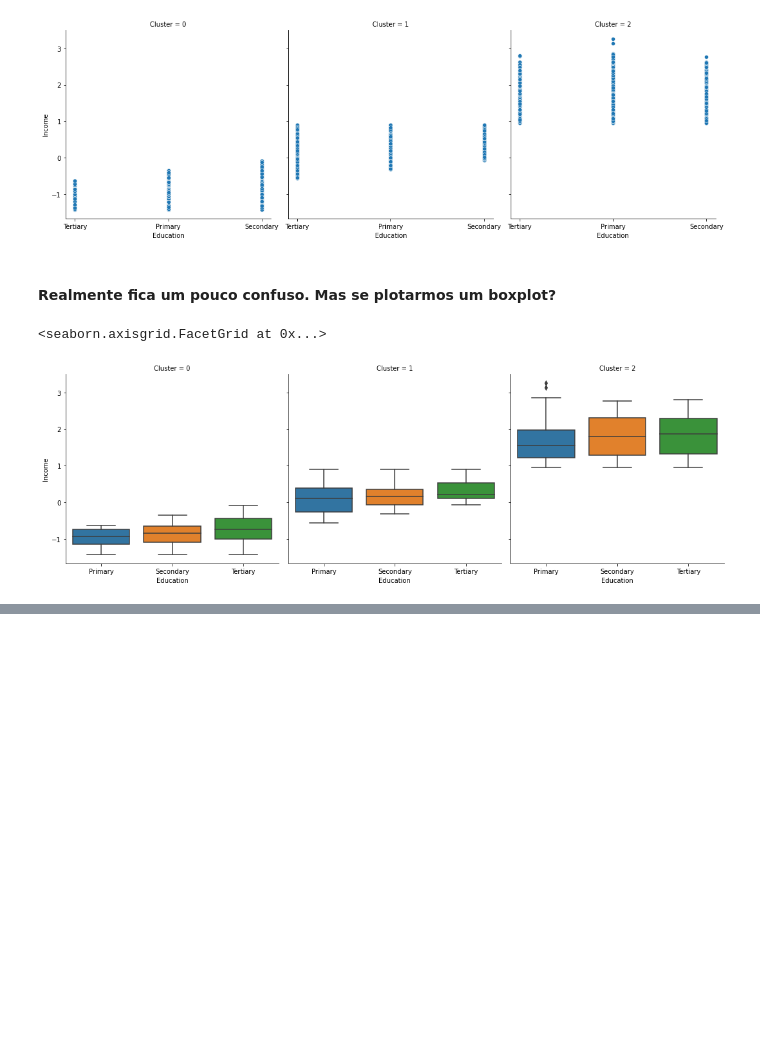
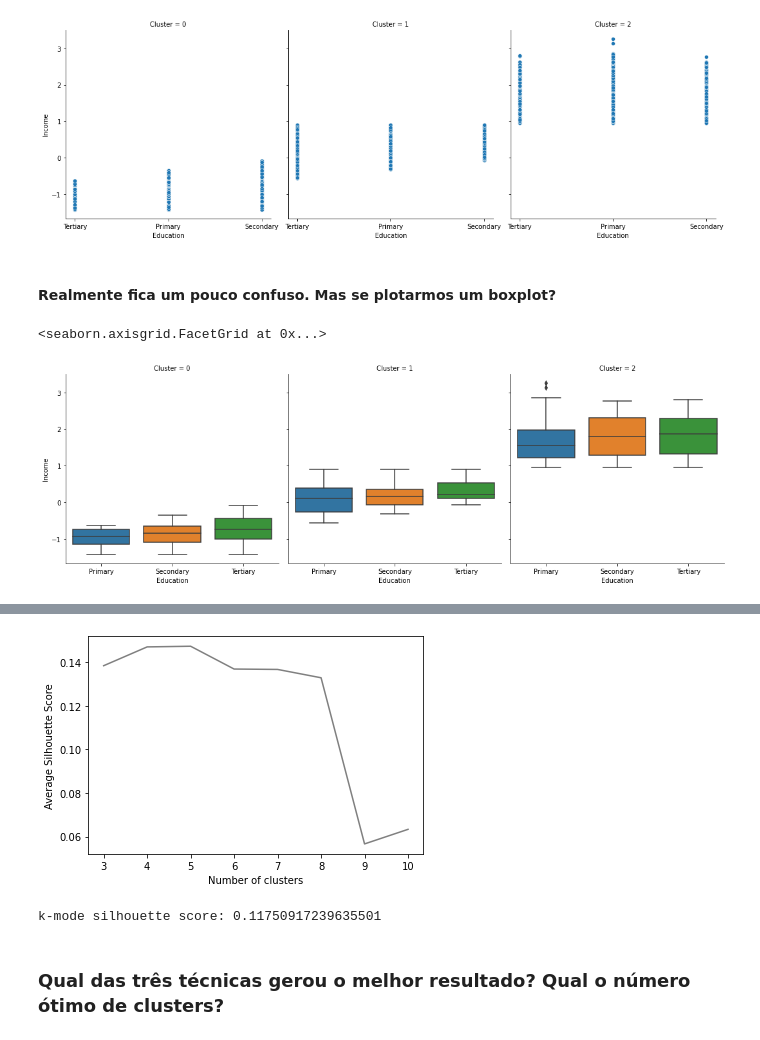
Before and after one commit to alexlopespereira/idp_competenciasdegestao, a Jupyter notebook: Notebooks/Aula4/Aula4_SegmentacaoParte2.ipynb, the cells around one changed output, grey strips where cells are left out. Cells and saved outputs as stored; diff of their text form; code cells hidden in the pictures; blank space fills up the shorter version.

```diff
--- a/Notebooks/Aula4/Aula4_SegmentacaoParte2.ipynb
+++ b/Notebooks/Aula4/Aula4_SegmentacaoParte2.ipynb
@@ -315,0 +445,34 @@ plt.show()
+# %%
+from kmodes.kmodes import KModes
+
+krange = list(range(3,11))
+avg_silhouettes = []
+
+for n in krange:
+
+    km = KModes(n_clusters=n, random_state=100)
+    km.fit(X_train)
+
+    kmode_labels = km.predict(X_train)
+    kmode_silhouette = metrics.silhouette_score\
+                       (X_train, kmode_labels)
+    avg_silhouettes.append(kmode_silhouette)
+
+plt.plot(krange, avg_silhouettes, color='gray')
+plt.xlabel("Number of clusters")
+plt.ylabel("Average Silhouette Score")
+plt.show()
+# %% [output]
+[figure, added]
+# %%
+km = KModes(n_clusters=4, random_state=100)
+km.fit(X_train)
+
+kmode_labels = km.predict(X_test)
+kmode_silhouette = metrics.silhouette_score(X_test, kmode_labels)
+
+print('k-mode silhouette score: ' + str(kmode_silhouette))
+# %% [output]
+k-mode silhouette score: 0.11750917239635501
+# %% [markdown]
+### Qual das três técnicas gerou o melhor resultado? Qual o número ótimo de clusters?
```
Also changed, not shown: parts of 28 cells of this notebook, 1 other file.
